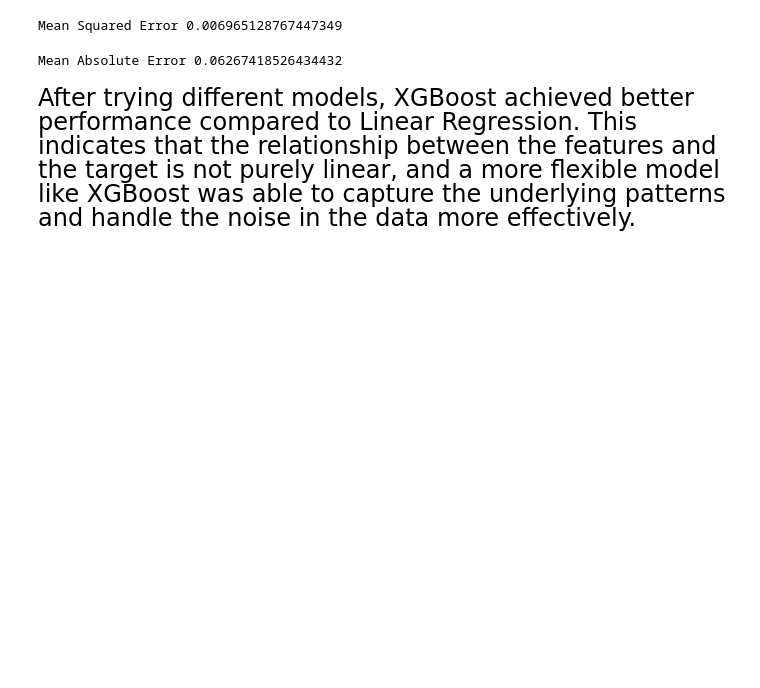
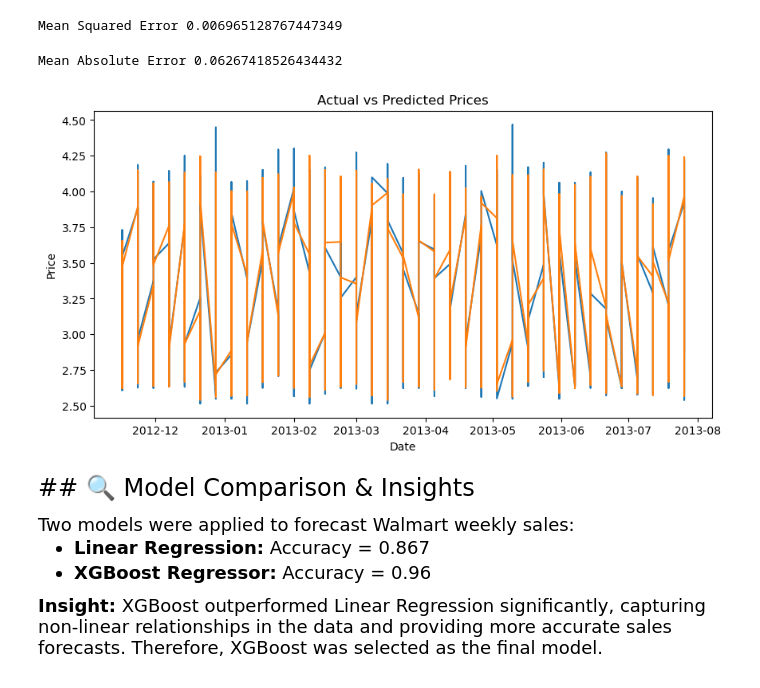
Before and after one commit to MalakSherif2/Walmart-Sales-Forcast, a Jupyter notebook: Task 7.ipynb, the cells around one changed output. Drawn from its saved outputs; the diff is of its cells as text; code cells hidden in the pictures; blank space fills up the shorter version.

```diff
--- a/Task 7.ipynb
+++ b/Task 7.ipynb
@@ -370,6 +370,23 @@ MAE_xgb=mean_absolute_error(y_test ,y_pred_xgb)
 print(f"Mean Absolute Error {MAE_xgb}")
 # %% [output]
 Mean Absolute Error 0.06267418526434432
+# %%
+plt.figure(figsize=(10,5))
+plt.plot(df['Date'].iloc[-len(y_test):], y_test)
+plt.plot(df['Date'].iloc[-len(y_test):], y_pred_xgb)
+plt.xlabel("Date")
+plt.ylabel("Price")
+plt.title("Actual vs Predicted Prices")
+plt.show()
+# %% [output]
+[figure, added]
 # %% [markdown]
-<font size='5'>After trying different models, XGBoost achieved better performance compared to Linear Regression.
-This indicates that the relationship between the features and the target is not purely linear, and a more flexible model like XGBoost was able to capture the underlying patterns and handle the noise in the data more effectively.</font>
+<font size='5'>## 🔍 Model Comparison & Insights</font>
+
+<font size='4'>
+Two models were applied to forecast Walmart weekly sales:
+
+- **Linear Regression:** Accuracy = 0.867
+- **XGBoost Regressor:** Accuracy = 0.96
+
+**Insight:** XGBoost outperformed Linear Regression significantly, capturing non-linear relationships in the data and providing more accurate sales forecasts. Therefore, XGBoost was selected as the final model.</font>
```
Also changed, not shown: parts of 1 cell of this notebook.
